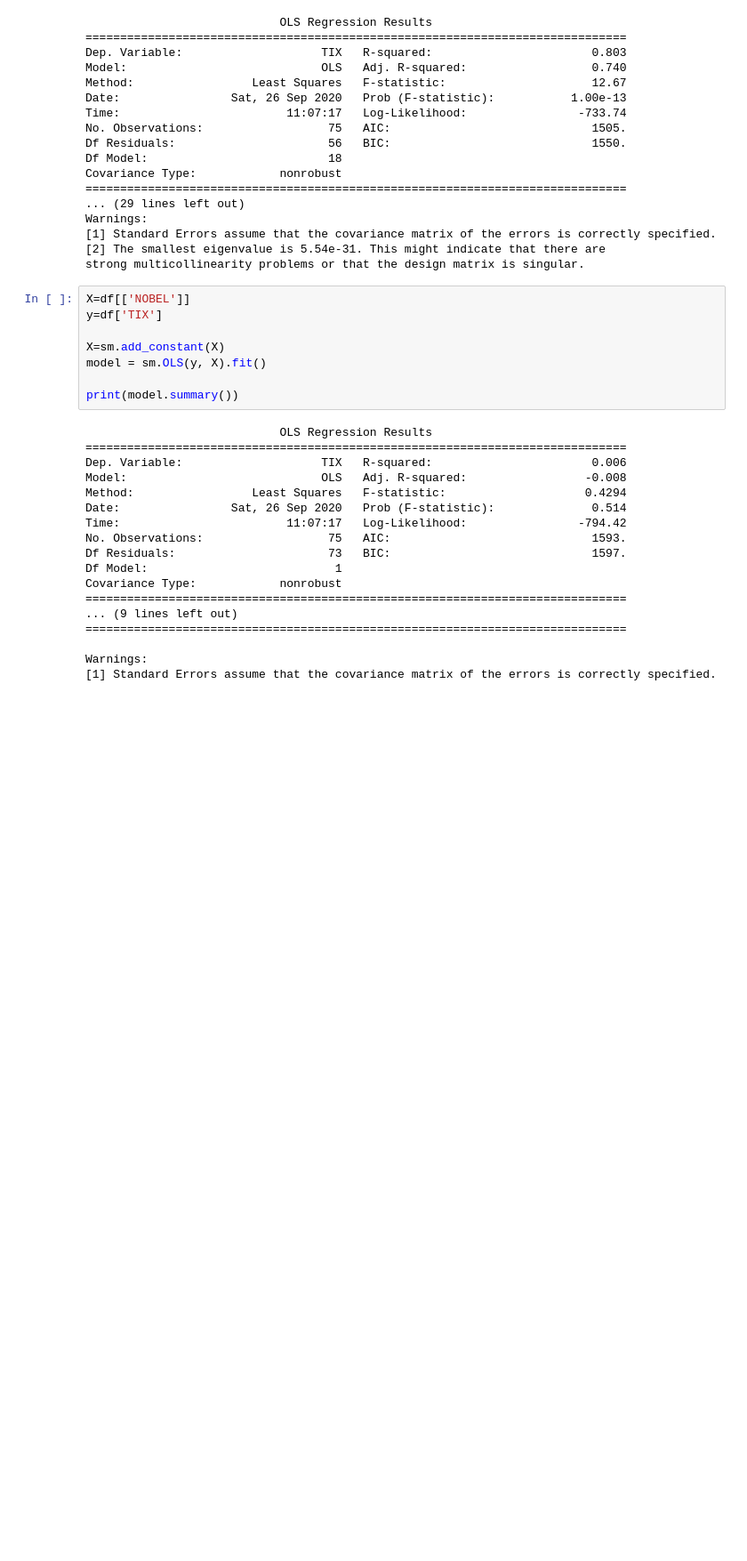
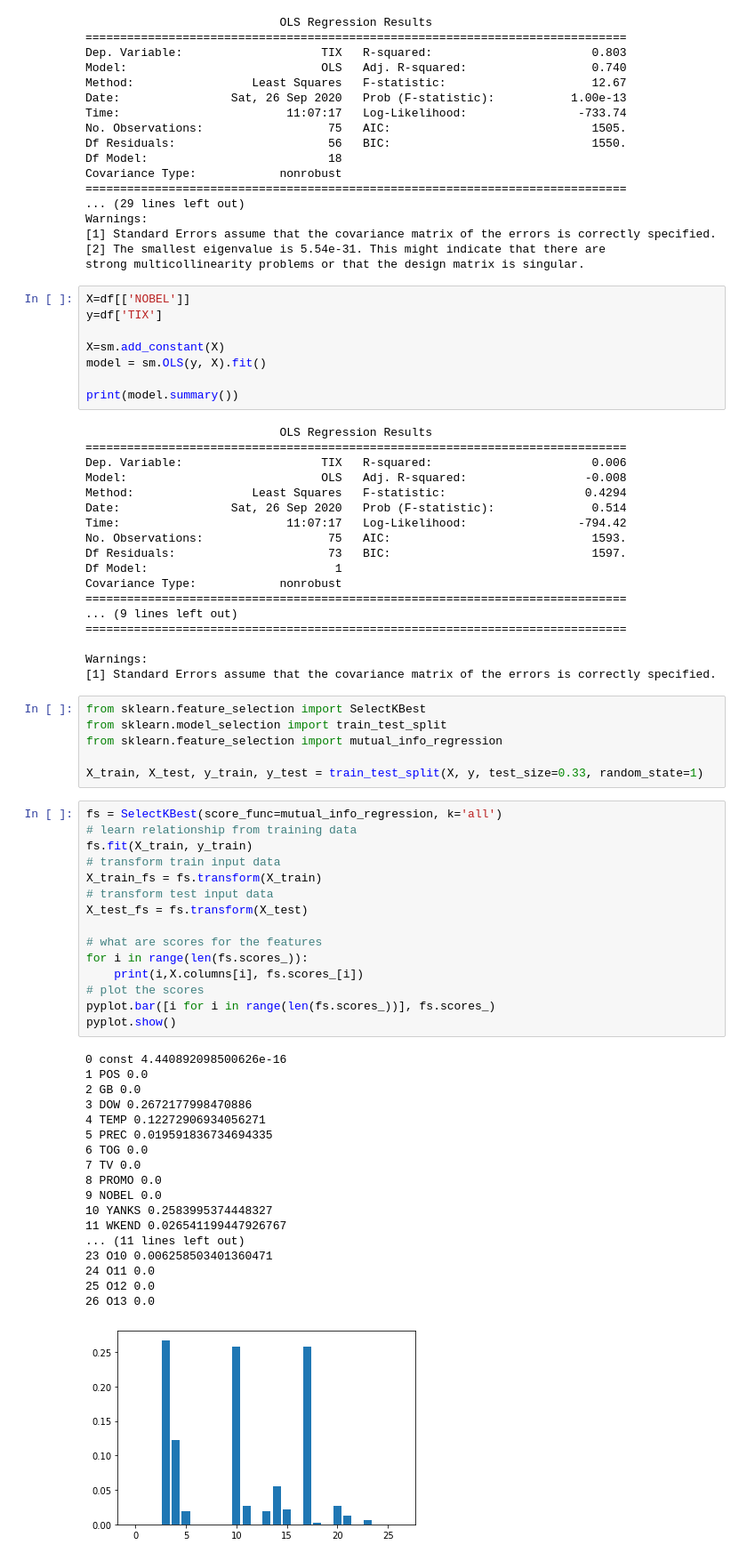
Before and after one commit to naveenrajan/Colab, a Jupyter notebook: Oakland_A's_Case_Study.ipynb, the cells around one changed output. Shown: that part at 89% size. Saved outputs shown, nothing was run; the diff lists cells and outputs as text; blank space fills up the shorter version.

```diff
--- a/Oakland_A's_Case_Study.ipynb
+++ b/Oakland_A's_Case_Study.ipynb
@@ -200,3 +200,43 @@ Covariance Type:            nonrobust
 
 Warnings:
 [1] Standard Errors assume that the covariance matrix of the errors is correctly specified.
+# %%
+from sklearn.feature_selection import SelectKBest
+from sklearn.model_selection import train_test_split
+from sklearn.feature_selection import mutual_info_regression
+
+X_train, X_test, y_train, y_test = train_test_split(X, y, test_size=0.33, random_state=1)
+# %%
+fs = SelectKBest(score_func=mutual_info_regression, k='all')
+# learn relationship from training data
+fs.fit(X_train, y_train)
+# transform train input data
+X_train_fs = fs.transform(X_train)
+# transform test input data
+X_test_fs = fs.transform(X_test)
+
+# what are scores for the features
+for i in range(len(fs.scores_)):
+	print(i,X.columns[i], fs.scores_[i])
+# plot the scores
+pyplot.bar([i for i in range(len(fs.scores_))], fs.scores_)
+pyplot.show()
+# %% [output]
+0 const 4.440892098500626e-16
+1 POS 0.0
+2 GB 0.0
+3 DOW 0.2672177998470886
+4 TEMP 0.12272906934056271
+5 PREC 0.019591836734694335
+6 TOG 0.0
+7 TV 0.0
+8 PROMO 0.0
+9 NOBEL 0.0
+10 YANKS 0.2583995374448327
+11 WKEND 0.026541199447926767
+... (11 lines left out)
+23 O10 0.006258503401360471
+24 O11 0.0
+25 O12 0.0
+26 O13 0.0
+[figure, added]
```
Also changed, not shown: parts of 3 cells of this notebook.
